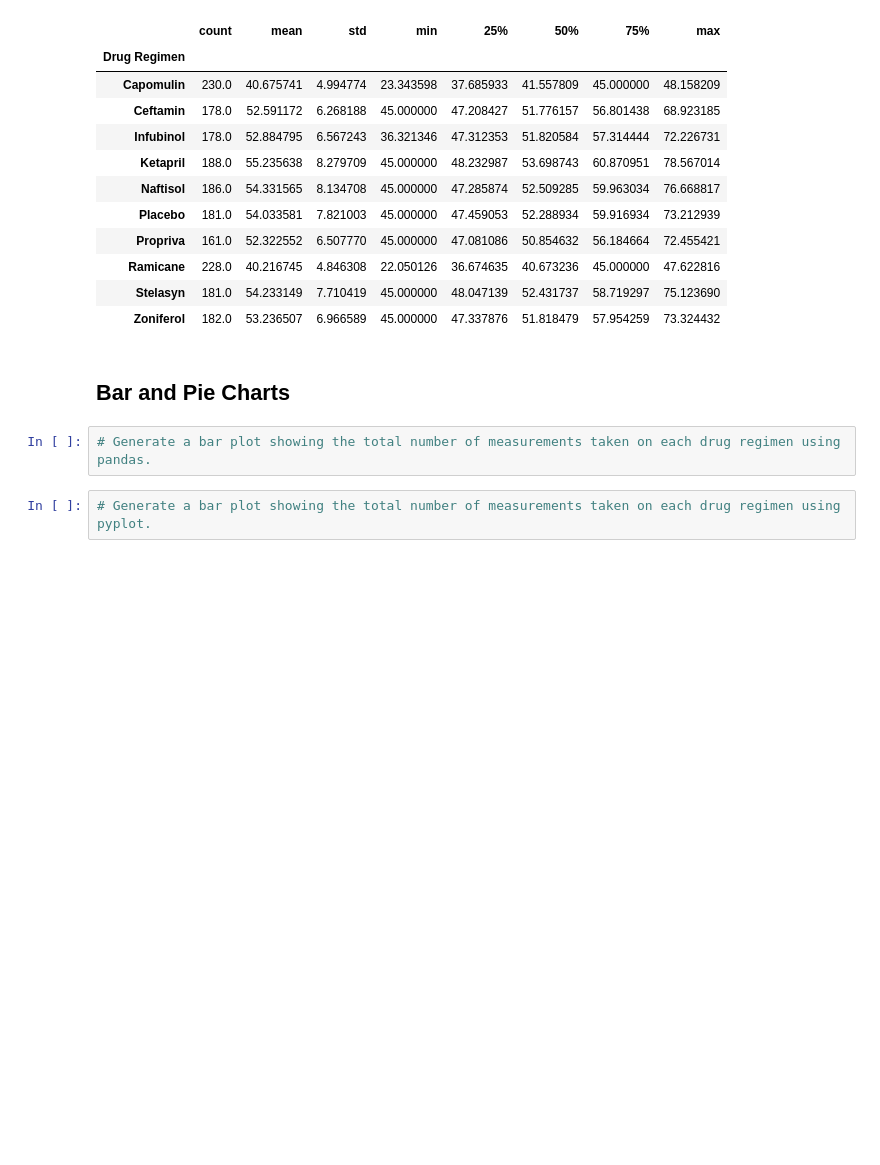
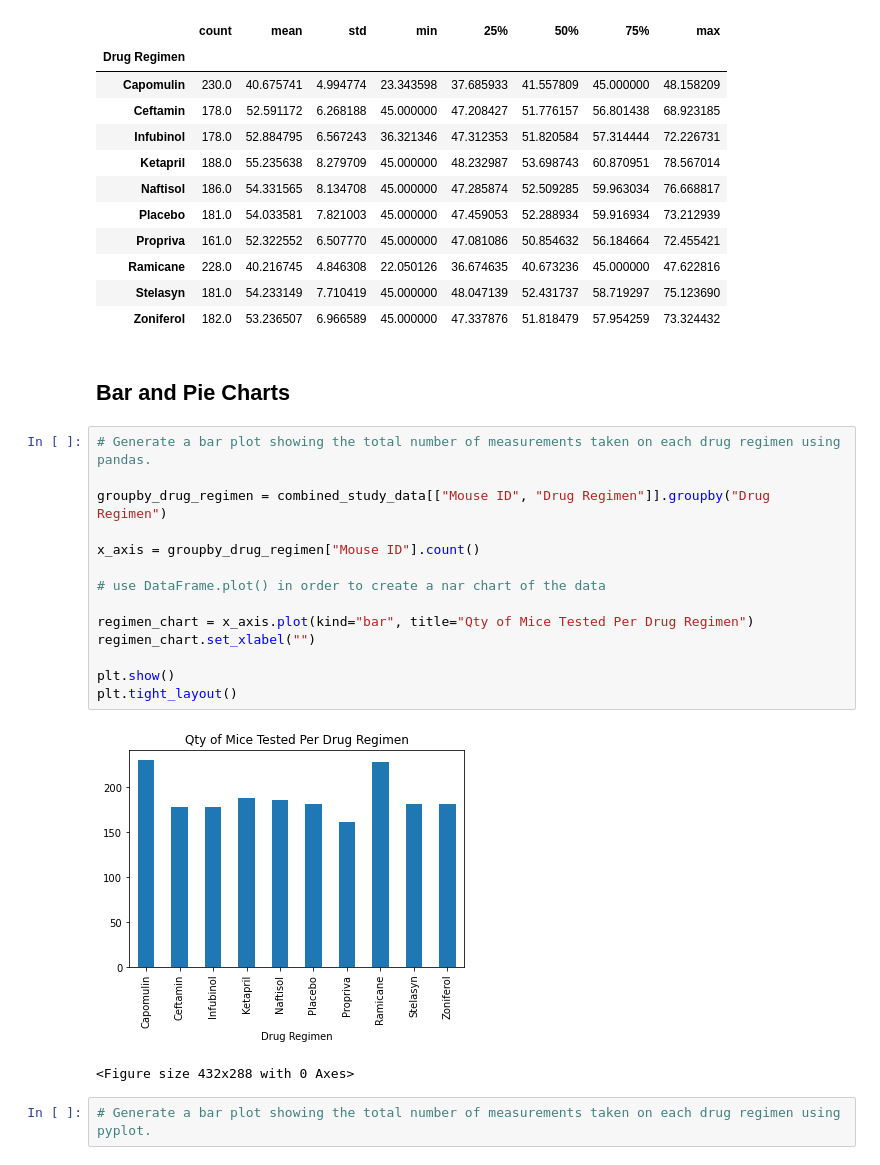
Before and after one commit to TinaKuo77/Matplotlib_Challenging, a Jupyter notebook: Pymaceuticals/FinalResult.ipynb, the cells around one changed output. Cells and saved outputs as stored; diff of their text form; blank space fills up the shorter version.

Commit message:
The Power of Plots

```diff
--- a/Pymaceuticals/FinalResult.ipynb
+++ b/Pymaceuticals/FinalResult.ipynb
@@ -133,8 +133,23 @@ combined_study_data.groupby("Drug Regimen")["Tumor Volume (mm3)"].describe()
 | Zoniferol | 182.0 | 53.236507 | 6.966589 | 45.000000 | 47.337876 | 51.818479 | 57.954259 | 73.324432 |
 # %% [markdown]
 ## Bar and Pie Charts
-# %%
-# Generate a bar plot showing the total number of measurements taken on each drug regimen using pandas.
+# %%
+# Generate a bar plot showing the total number of measurements taken on each drug regimen using pandas.
+
+groupby_drug_regimen = combined_study_data[["Mouse ID", "Drug Regimen"]].groupby("Drug Regimen")
+
+x_axis = groupby_drug_regimen["Mouse ID"].count()
+
+# use DataFrame.plot() in order to create a nar chart of the data
+
+regimen_chart = x_axis.plot(kind="bar", title="Qty of Mice Tested Per Drug Regimen")
+regimen_chart.set_xlabel("")
+
+plt.show()
+plt.tight_layout()
+# %% [output]
+[figure, added]
+<Figure size 432x288 with 0 Axes>
 # %%
 # Generate a bar plot showing the total number of measurements taken on each drug regimen using pyplot.
 # %%
```
